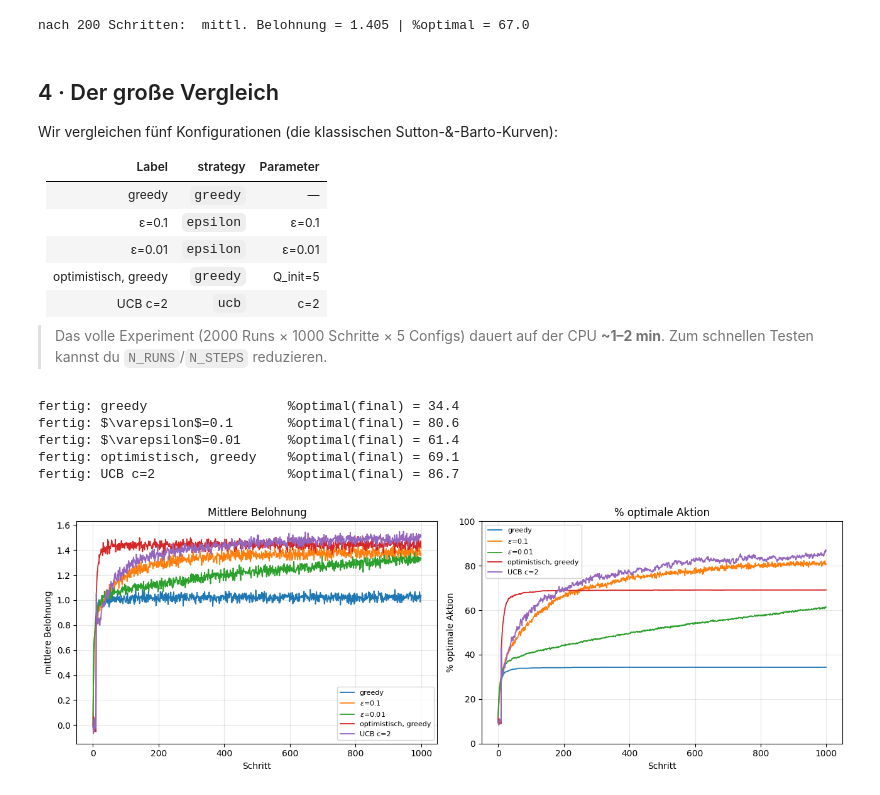
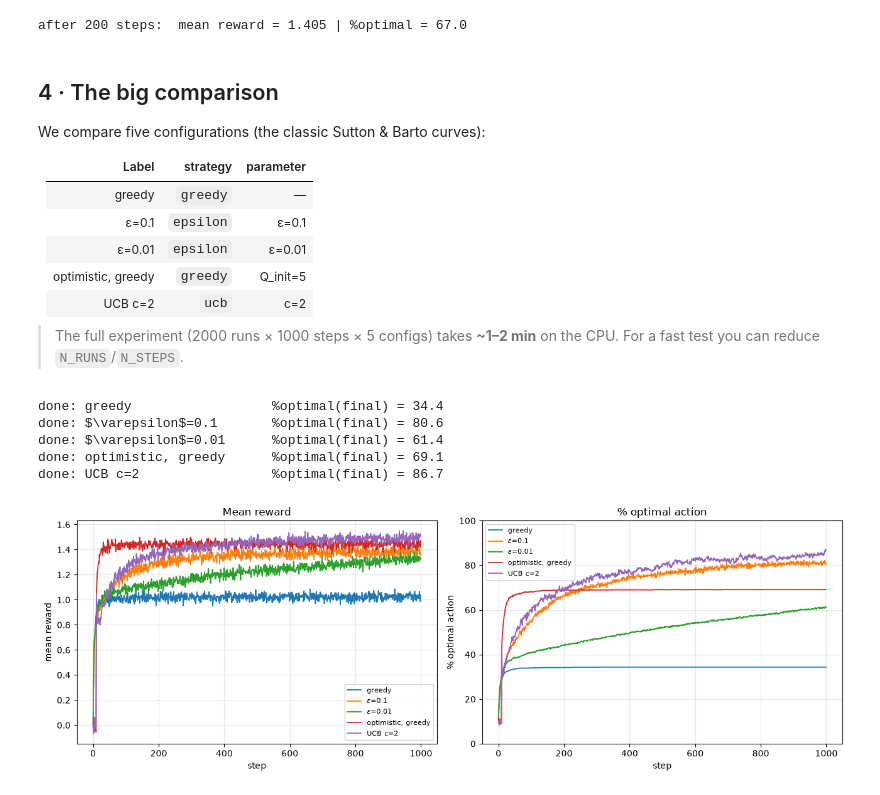
Before and after one commit to TimonLudwig1/Practice-Lab, a Jupyter notebook: xtAI_Learn-Repository/modules/13-reinforcement-learning/projects/01-basic/solution/bandits_solution.ipynb, the cells around one changed output. Saved outputs shown, nothing was run; the diff lists cells and outputs as text; code cells hidden in the pictures.

```diff
--- a/xtAI_Learn-Repository/modules/13-reinforcement-learning/projects/01-basic/solution/bandits_solution.ipynb
+++ b/xtAI_Learn-Repository/modules/13-reinforcement-learning/projects/01-basic/solution/bandits_solution.ipynb
@@ -142,57 +142,57 @@ def run_experiment(agent_kwargs, k=10, n_steps=1000, n_runs=2000, seed=0):
             optimal[run, t] = 1.0 if a == env.optimal_action else 0.0
     return rewards.mean(axis=0), optimal.mean(axis=0)
 
-# Schnell-Check mit wenigen Runs (das grosse Experiment kommt danach)
+# quick check with few runs (the big experiment comes afterwards)
 avg_r, avg_opt = run_experiment(dict(strategy="epsilon", epsilon=0.1), n_steps=200, n_runs=200)
-print("nach 200 Schritten:  mittl. Belohnung =", round(avg_r[-1], 3),
+print("after 200 steps:  mean reward =", round(avg_r[-1], 3),
       "| %optimal =", round(100*avg_opt[-1], 1))
 # %% [output]
-nach 200 Schritten:  mittl. Belohnung = 1.405 | %optimal = 67.0
+after 200 steps:  mean reward = 1.405 | %optimal = 67.0
 # %% [markdown]
-## 4 · Der große Vergleich
+## 4 · The big comparison
 
-Wir vergleichen fünf Konfigurationen (die klassischen Sutton-&-Barto-Kurven):
+We compare five configurations (the classic Sutton & Barto curves):
 
-| Label | strategy | Parameter |
+| Label | strategy | parameter |
 |---|---|---|
 | greedy | `greedy` | — |
 | ε=0.1 | `epsilon` | ε=0.1 |
 | ε=0.01 | `epsilon` | ε=0.01 |
-| optimistisch, greedy | `greedy` | Q_init=5 |
+| optimistic, greedy | `greedy` | Q_init=5 |
 | UCB c=2 | `ucb` | c=2 |
 
-> Das volle Experiment (2000 Runs × 1000 Schritte × 5 Configs) dauert auf der CPU **~1–2 min**.
-> Zum schnellen Testen kannst du `N_RUNS`/`N_STEPS` reduzieren.
+> The full experiment (2000 runs × 1000 steps × 5 configs) takes **~1–2 min** on the CPU. For a
+> fast test you can reduce `N_RUNS`/`N_STEPS`.
 # %%
-N_STEPS, N_RUNS = 1000, 2000   # bei Bedarf kleiner setzen, z.B. 500/500
+N_STEPS, N_RUNS = 1000, 2000   # set smaller if needed, e.g. 500/500
 
 configs = {
     "greedy":               dict(strategy="greedy"),
     "$\\varepsilon$=0.1":   dict(strategy="epsilon", epsilon=0.1),
     "$\\varepsilon$=0.01":  dict(strategy="epsilon", epsilon=0.01),
-    "optimistisch, greedy": dict(strategy="greedy", Q_init=5.0),
+    "optimistic, greedy":   dict(strategy="greedy", Q_init=5.0),
     "UCB c=2":              dict(strategy="ucb", c=2.0),
 }
 
 results = {}
 for i, (label, kw) in enumerate(configs.items()):
     results[label] = run_experiment(kw, k=10, n_steps=N_STEPS, n_runs=N_RUNS, seed=100 + i)
-    print(f"fertig: {label:22s}  %optimal(final) = {100*results[label][1][-1]:.1f}")
+    print(f"done: {label:22s}  %optimal(final) = {100*results[label][1][-1]:.1f}")
 # %% [output]
-fertig: greedy                  %optimal(final) = 34.4
-fertig: $\varepsilon$=0.1       %optimal(final) = 80.6
-fertig: $\varepsilon$=0.01      %optimal(final) = 61.4
-fertig: optimistisch, greedy    %optimal(final) = 69.1
-fertig: UCB c=2                 %optimal(final) = 86.7
+done: greedy                  %optimal(final) = 34.4
+done: $\varepsilon$=0.1       %optimal(final) = 80.6
+done: $\varepsilon$=0.01      %optimal(final) = 61.4
+done: optimistic, greedy      %optimal(final) = 69.1
+done: UCB c=2                 %optimal(final) = 86.7
 # %%
 fig, (ax1, ax2) = plt.subplots(1, 2, figsize=(13, 4.5))
 for label, (r, o) in results.items():
     ax1.plot(r, label=label, lw=1.3)
     ax2.plot(100 * o, label=label, lw=1.3)
-ax1.set(xlabel="Schritt", ylabel="mittlere Belohnung", title="Mittlere Belohnung")
-ax2.set(xlabel="Schritt", ylabel="% optimale Aktion", title="% optimale Aktion", ylim=(0, 100))
+ax1.set(xlabel="step", ylabel="mean reward", title="Mean reward")
+ax2.set(xlabel="step", ylabel="% optimal action", title="% optimal action", ylim=(0, 100))
 for ax in (ax1, ax2):
     ax.legend(fontsize=8); ax.grid(alpha=0.3)
 plt.tight_layout(); plt.show()
 # %% [output]
-[figure, old version]
+[figure, new version]
```
Also changed, not shown: parts of 15 cells of this notebook, 1 other file.
